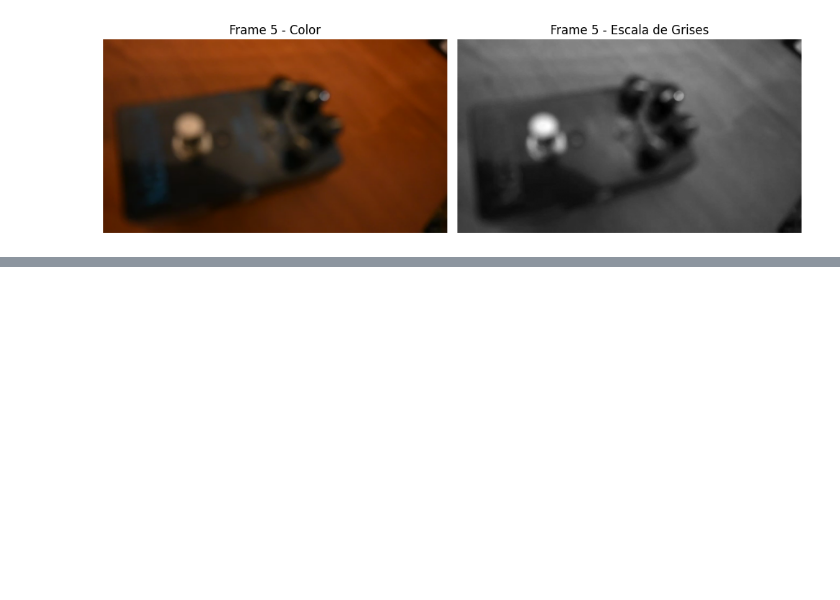
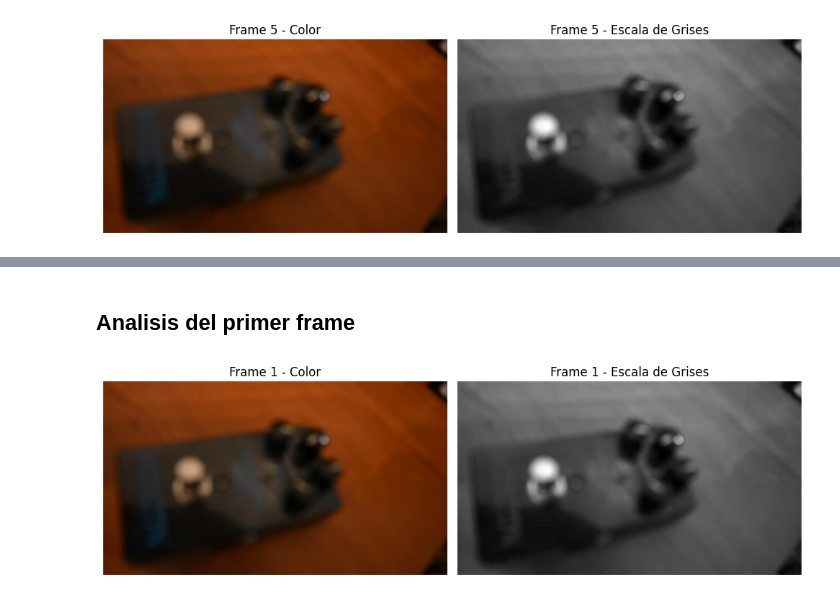
Before and after one commit to claudiobarril/vpc1_19co2025, a Jupyter notebook: tp2/parte_1.ipynb, the cells around one changed output, grey strips where cells are left out. Saved outputs shown, nothing was run; the diff lists cells and outputs as text; code cells hidden in the pictures; blank space fills up the shorter version.

```diff
--- a/tp2/parte_1.ipynb
+++ b/tp2/parte_1.ipynb
@@ -65,0 +107,2 @@ Mostrando los 3 frames con mayor FM:
+# %% [markdown]
+## Analisis del primer frame
@@ -65,0 +114,4 @@ Mostrando los 3 frames con mayor FM:
+# %%
+utils.show_n_frames(video_path, 1)
+# %% [output]
+[figure, added]
```
Also changed, not shown: parts of 14 cells of this notebook, 3 other files.
